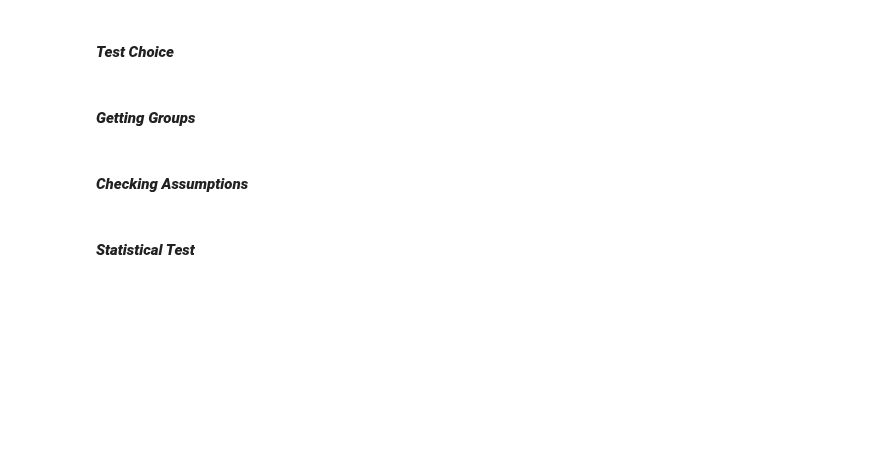
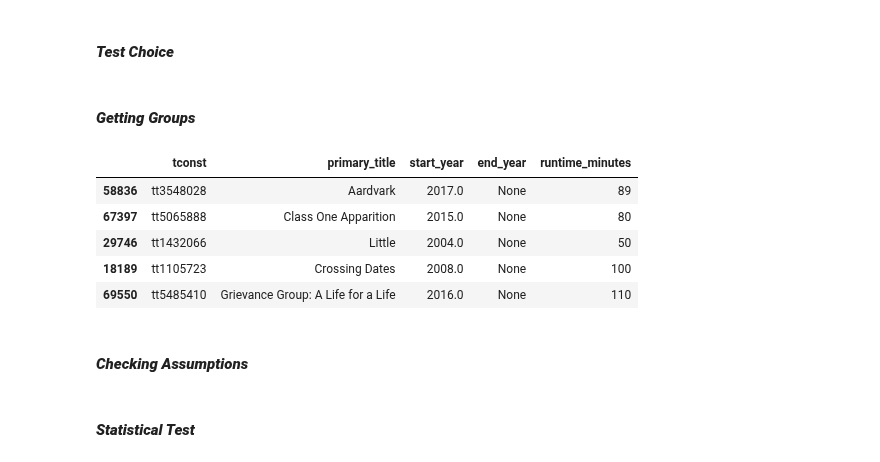
Before and after one commit to john-a-dixon/movie-success-analysis, a Jupyter notebook: 4-hypothesis-testing.ipynb, the cells around one changed output. Cells and saved outputs as stored; diff of their text form; code cells hidden in the pictures; blank space fills up the shorter version.

```diff
--- a/4-hypothesis-testing.ipynb
+++ b/4-hypothesis-testing.ipynb
@@ -233,6 +256,19 @@ With the two test results _and_ the visual above, the following can be stated:
 #### **_Test Choice_**
 # %% [markdown]
 #### **_Getting Groups_**
+# %%
+query = """
+SELECT * FROM title_basics
+"""
+df3 = pd.read_sql(query, engine)
+df3.sample(5)
+# %% [output]
+|  | tconst | primary_title | start_year | end_year | runtime_minutes |
+| 58836 | tt3548028 | Aardvark | 2017.0 | None | 89 |
+| 67397 | tt5065888 | Class One Apparition | 2015.0 | None | 80 |
+| 29746 | tt1432066 | Little | 2004.0 | None | 50 |
+| 18189 | tt1105723 | Crossing Dates | 2008.0 | None | 100 |
+| 69550 | tt5485410 | Grievance Group: A Life for a Life | 2016.0 | None | 110 |
 # %% [markdown]
 #### **_Checking Assumptions_**
 # %% [markdown]
```
Also changed, not shown: parts of 2 cells of this notebook.
